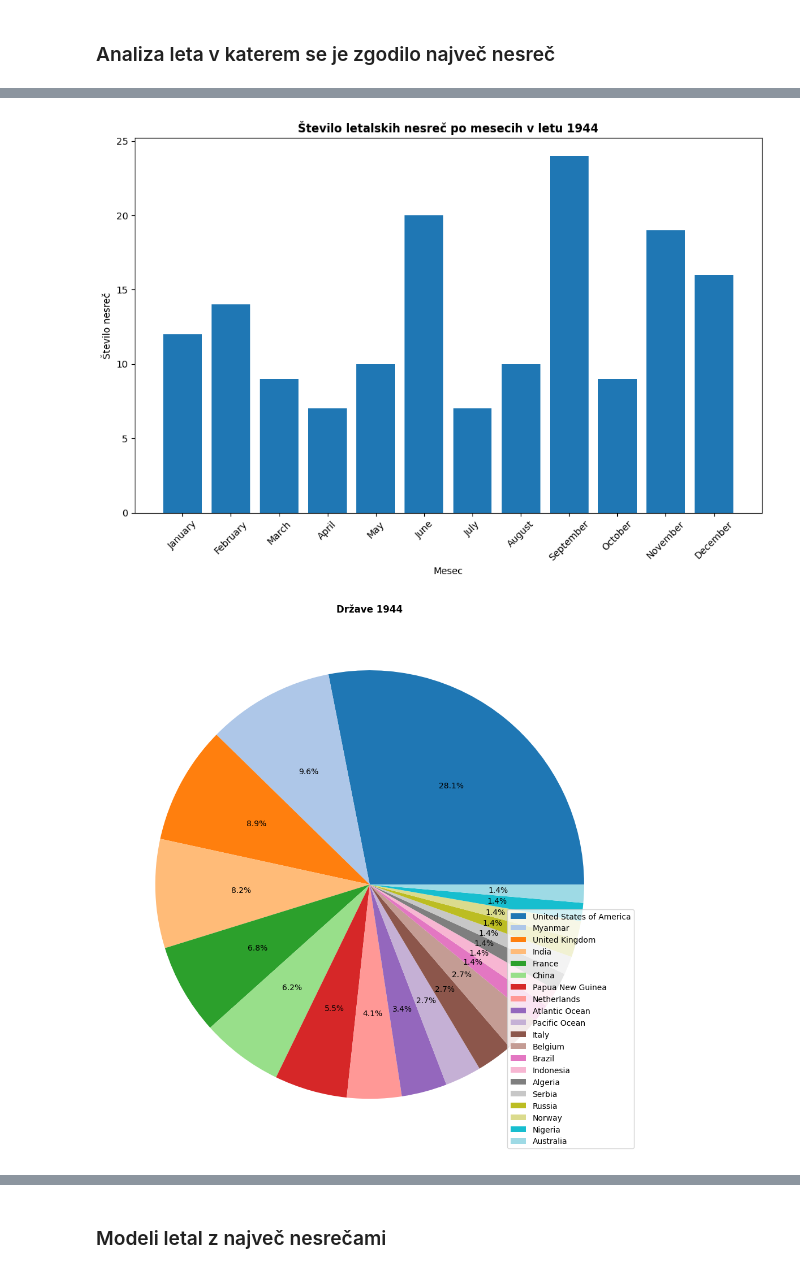
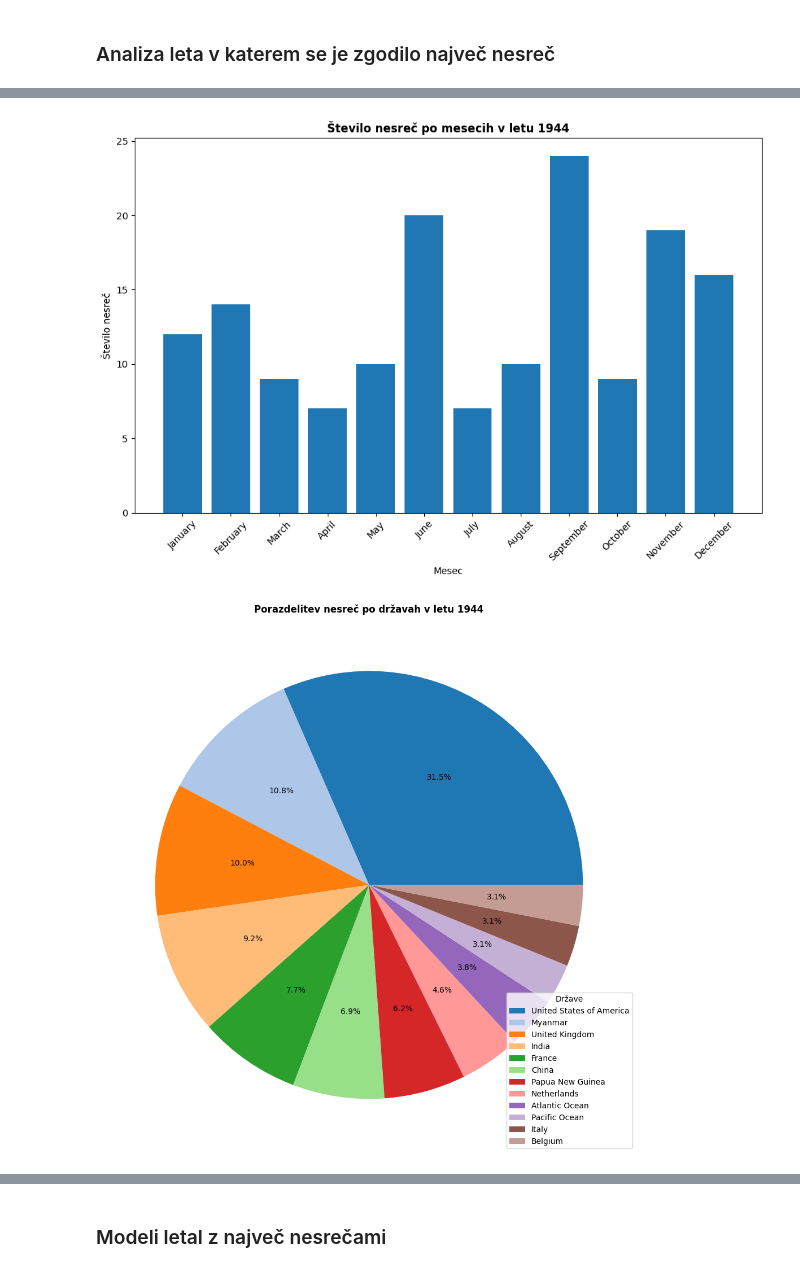
Before and after one commit to kajazefran/Projektna_naloga, a Jupyter notebook: analiza.ipynb, the cells around one changed output, grey strips where cells are left out. Drawn from its saved outputs; the diff is of its cells as text; code cells hidden in the pictures.

```diff
--- a/analiza.ipynb
+++ b/analiza.ipynb
@@ -84,20 +95,20 @@ meseci = meseci.sort_values(by='mesec_stevilka')
 # %%
 plt.figure(figsize=(10, 7))
 plt.bar(meseci['mesec'], meseci['stevilo'])
-plt.title(f"Število letalskih nesreč po mesecih v letu {leto}", fontweight='bold')
-plt.xlabel("Mesec")
-plt.ylabel("Število nesreč")
+plt.title(f'Število nesreč po mesecih v letu {leto}', fontweight='bold')
+plt.xlabel('Mesec')
+plt.ylabel('Število nesreč')
 plt.xticks(rotation=45)
 plt.tight_layout()
 # %% [output]
-[figure, old version]
+[figure, new version]
 # %%
-drzave = podatki_za_leto.groupby(by=['drzava_nesrece']).size().sort_values(ascending=False).head(20)
+drzave = podatki_za_leto.groupby(by=['drzava_nesrece']).size().sort_values(ascending=False).head(12)
 # %%
 drzave.plot.pie(colors=barve, labels=None, autopct='%1.1f%%', figsize=(10, 10), ylabel='')
-plt.title(f'Države {leto}', fontweight='bold')
-plt.legend(drzave.index, loc='lower right')
+plt.title(f'Porazdelitev nesreč po državah v letu {leto}', fontweight='bold')
+plt.legend(drzave.index, loc='lower right', title='Države')
 plt.tight_layout()
 # %% [output]
-[figure, old version]
+[figure, new version]
 # %%
```
Also changed, not shown: parts of 45 cells of this notebook.
